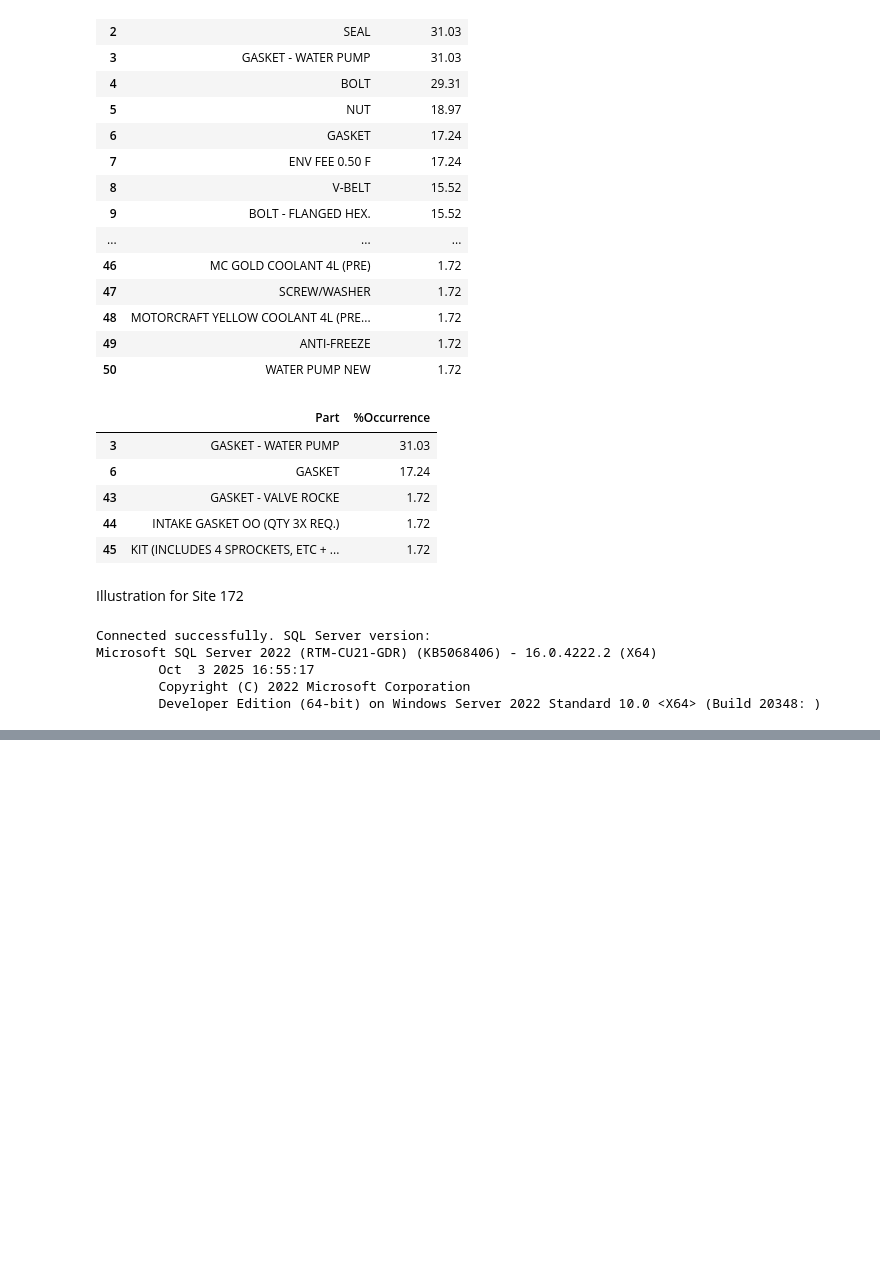
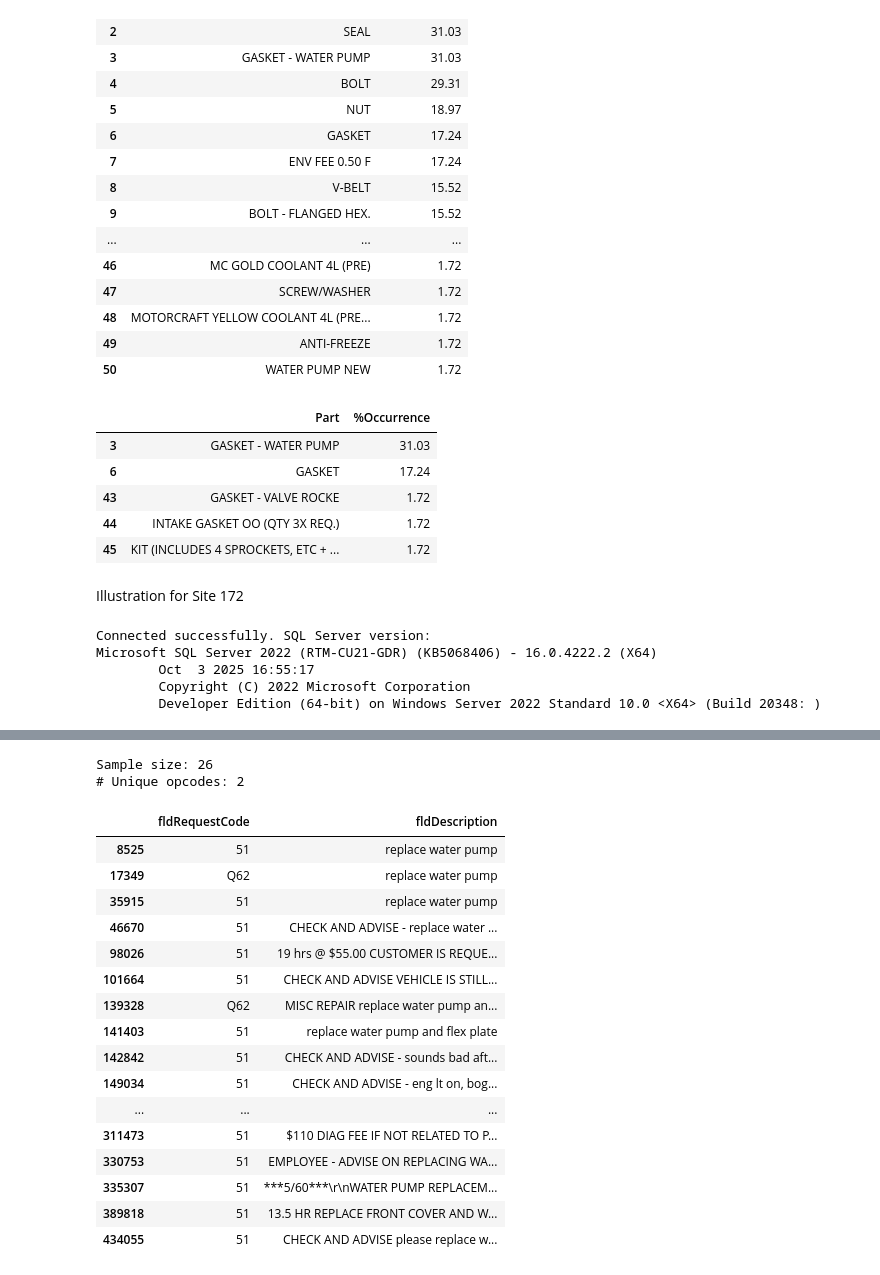
Before and after one commit to MeliPax/SPG, a Jupyter notebook: research/pull_vehicle_repair_data.ipynb, the cells around one changed output, grey strips where cells are left out. Drawn from its saved outputs; the diff is of its cells as text; code cells hidden in the pictures; blank space fills up the shorter version.

```diff
--- a/research/pull_vehicle_repair_data.ipynb
+++ b/research/pull_vehicle_repair_data.ipynb
@@ -776,0 +928,24 @@ array(['Water Pump, Electric Motor Assembly (18D473/ 8C590/ 8K621) - Replace cab
+# %%
+
+search_key_words_battery_replace_172 = ["Water pump"], ["Replace", "Change","Replacing"]
+filter_rows_by_keywords(request_tbl_db_172, "fldDescription", search_key_words_battery_replace_172, True)
+# %% [output]
+Sample size: 26
+# Unique opcodes: 2
+|  | fldRequestCode | fldDescription |
+| 8525 | 51 | replace water pump |
+| 17349 | Q62 | replace water pump |
+| 35915 | 51 | replace water pump |
+| 46670 | 51 | CHECK AND ADVISE - replace water ... |
+| 98026 | 51 | 19 hrs @ $55.00 CUSTOMER IS REQUE... |
+| 101664 | 51 | CHECK AND ADVISE VEHICLE IS STILL... |
+| 139328 | Q62 | MISC REPAIR replace water pump an... |
+| 141403 | 51 | replace water pump and flex plate |
+| 142842 | 51 | CHECK AND ADVISE - sounds bad aft... |
+| 149034 | 51 | CHECK AND ADVISE - eng lt on, bog... |
+| ... | ... | ... |
+| 311473 | 51 | $110 DIAG FEE IF NOT RELATED TO P... |
+| 330753 | 51 | EMPLOYEE - ADVISE ON REPLACING WA... |
+| 335307 | 51 | ***5/60***\r\nWATER PUMP REPLACEM... |
+| 389818 | 51 | 13.5 HR REPLACE FRONT COVER AND W... |
+| 434055 | 51 | CHECK AND ADVISE please replace w... |
```
Also changed, not shown: parts of 29 cells of this notebook.
